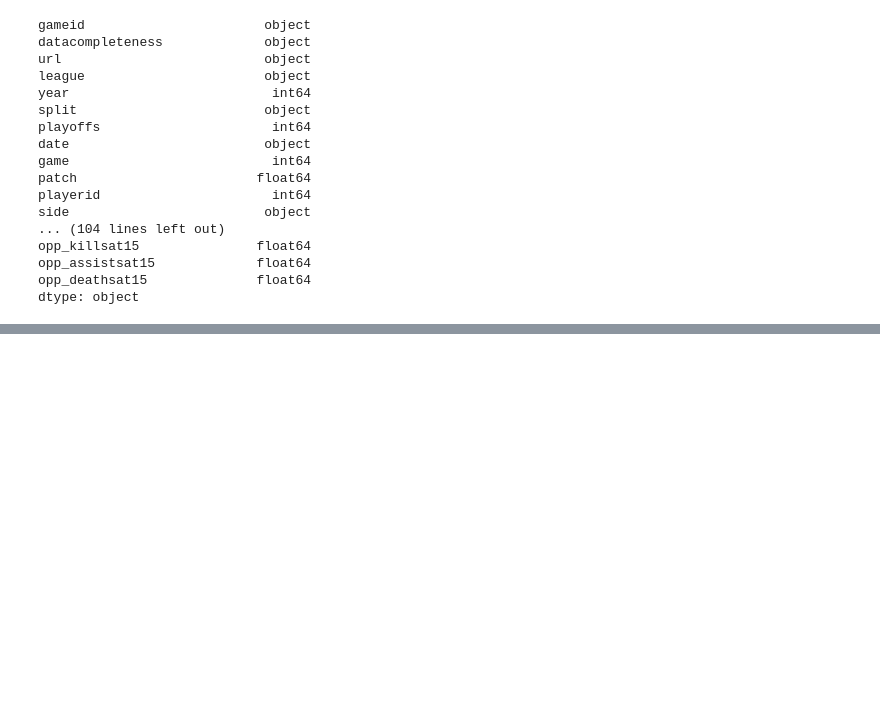
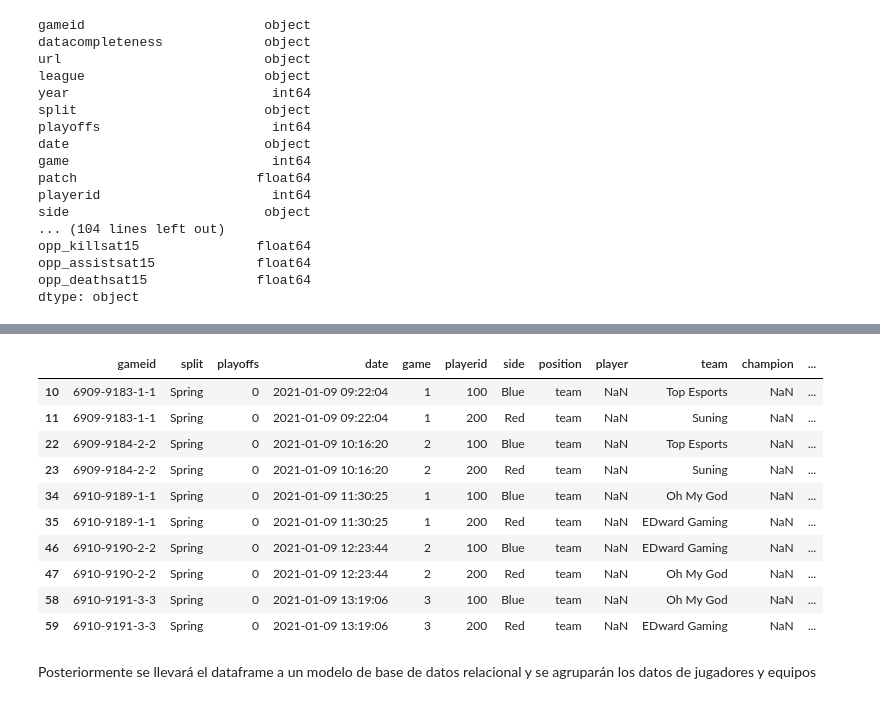
Before and after one commit to cporras/lol-esports, a Jupyter notebook: Notebooks/Carga_y_limpieza.ipynb, the cells around one changed output, grey strips where cells are left out. Drawn from its saved outputs; the diff is of its cells as text; code cells hidden in the pictures; blank space fills up the shorter version.

```diff
--- a/Notebooks/Carga_y_limpieza.ipynb
+++ b/Notebooks/Carga_y_limpieza.ipynb
@@ -205,0 +181,18 @@ plt.show()
+# %%
+#Contaremos por el momento con dos DF, uno para las estadisticas de cada jugador y otro con el agregado por equipo
+df_teams = df_cleaned[df_cleaned['position']=='team']
+df_teams.head(10)
+# %% [output]
+|  | gameid | split | playoffs | date | game | playerid | side | position | player | team | champion | ... |
+| 10 | 6909-9183-1-1 | Spring | 0 | 2021-01-09 09:22:04 | 1 | 100 | Blue | team | NaN | Top Esports | NaN | ... |
+| 11 | 6909-9183-1-1 | Spring | 0 | 2021-01-09 09:22:04 | 1 | 200 | Red | team | NaN | Suning | NaN | ... |
+| 22 | 6909-9184-2-2 | Spring | 0 | 2021-01-09 10:16:20 | 2 | 100 | Blue | team | NaN | Top Esports | NaN | ... |
+| 23 | 6909-9184-2-2 | Spring | 0 | 2021-01-09 10:16:20 | 2 | 200 | Red | team | NaN | Suning | NaN | ... |
+| 34 | 6910-9189-1-1 | Spring | 0 | 2021-01-09 11:30:25 | 1 | 100 | Blue | team | NaN | Oh My God | NaN | ... |
+| 35 | 6910-9189-1-1 | Spring | 0 | 2021-01-09 11:30:25 | 1 | 200 | Red | team | NaN | EDward Gaming | NaN | ... |
+| 46 | 6910-9190-2-2 | Spring | 0 | 2021-01-09 12:23:44 | 2 | 100 | Blue | team | NaN | EDward Gaming | NaN | ... |
+| 47 | 6910-9190-2-2 | Spring | 0 | 2021-01-09 12:23:44 | 2 | 200 | Red | team | NaN | Oh My God | NaN | ... |
+| 58 | 6910-9191-3-3 | Spring | 0 | 2021-01-09 13:19:06 | 3 | 100 | Blue | team | NaN | Oh My God | NaN | ... |
+| 59 | 6910-9191-3-3 | Spring | 0 | 2021-01-09 13:19:06 | 3 | 200 | Red | team | NaN | EDward Gaming | NaN | ... |
+# %% [markdown]
+Posteriormente se llevará el dataframe a un modelo de base de datos relacional y se agruparán los datos de jugadores y equipos
```
Also changed, not shown: parts of 50 cells of this notebook.
